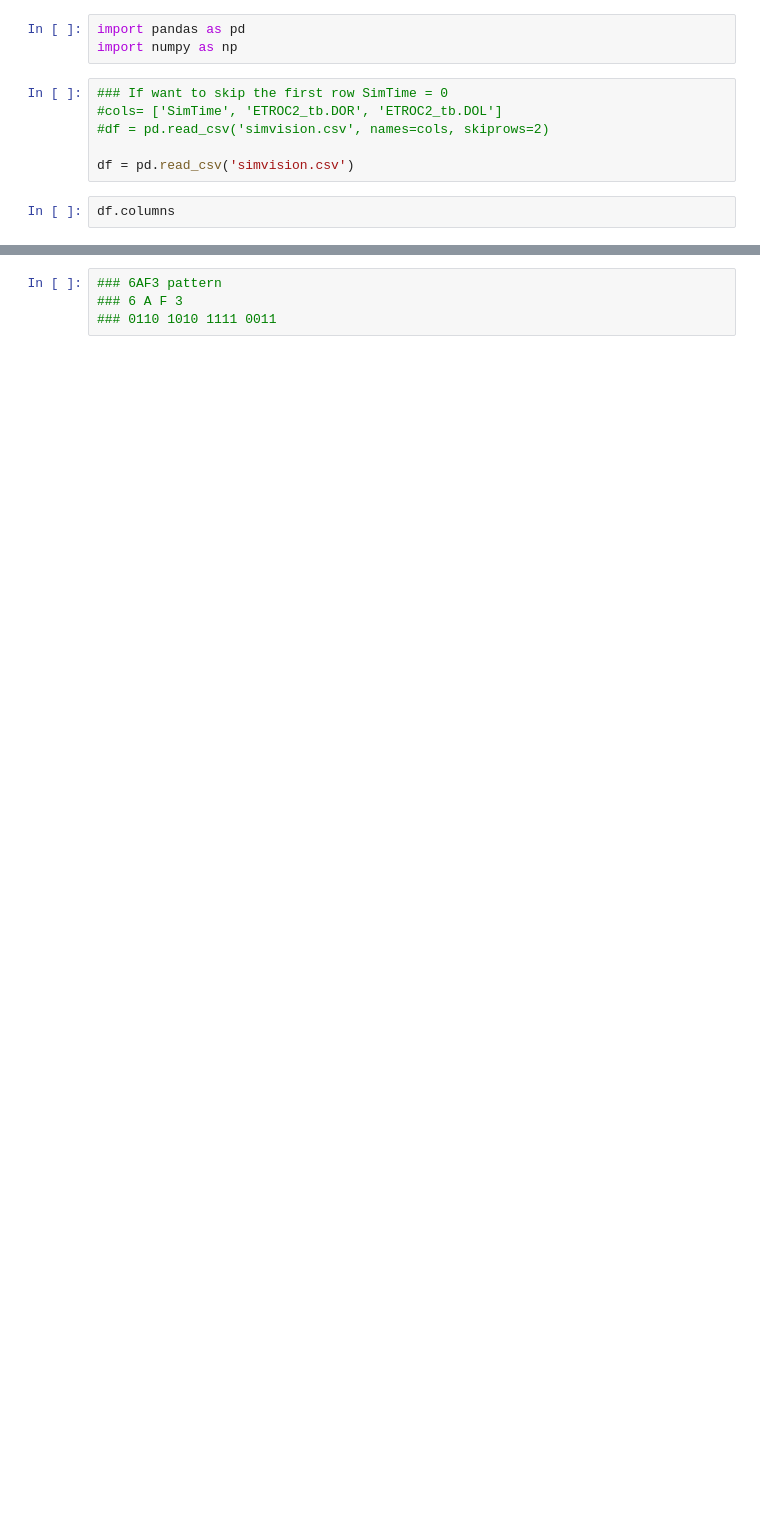
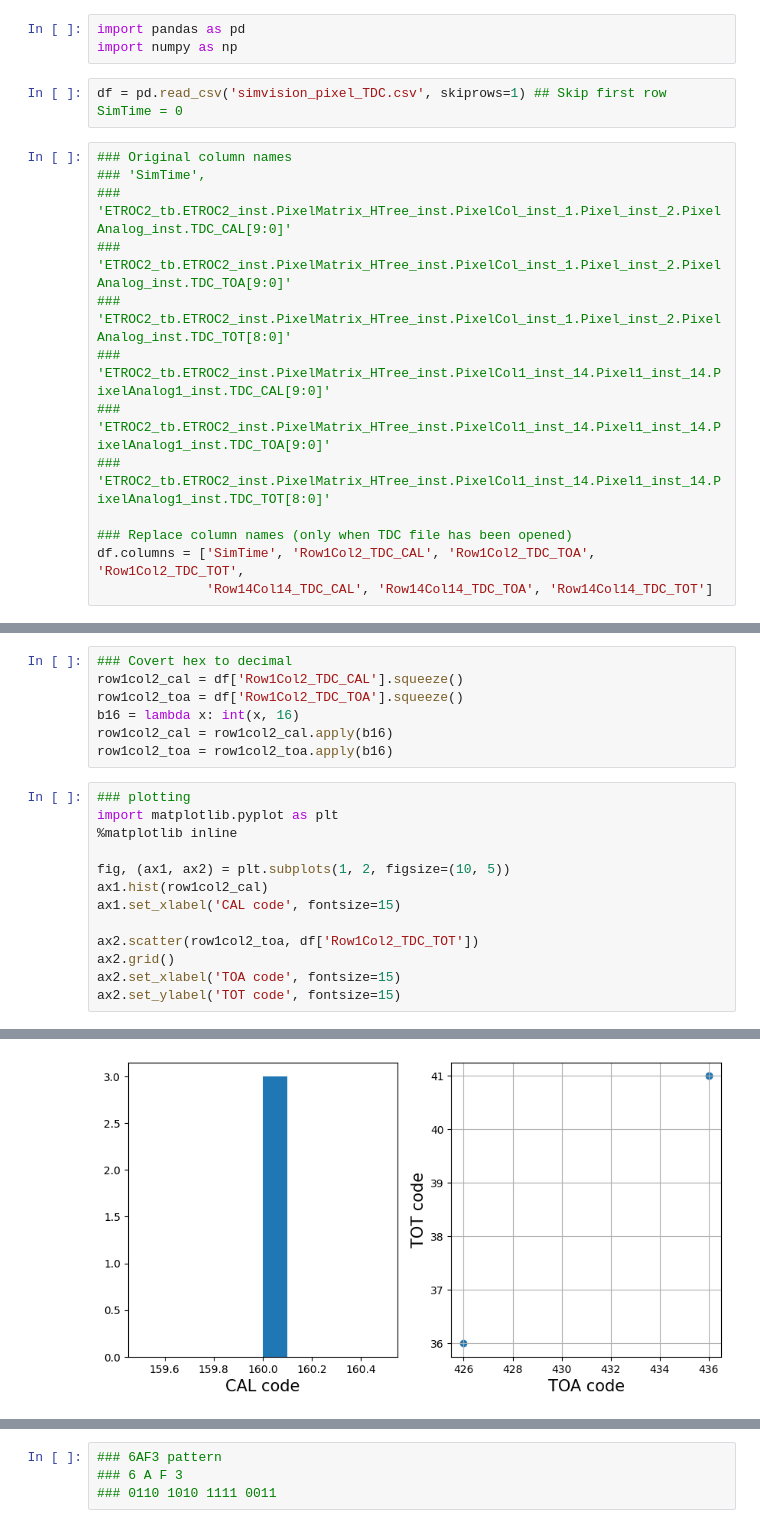
Before and after one commit to Quantumapple/etroc2datavalidation, a Jupyter notebook: DataVerify.ipynb, the cells around one changed output, grey strips where cells are left out. Drawn from its saved outputs; the diff is of its cells as text; blank space fills up the shorter version.

```diff
--- a/DataVerify.ipynb
+++ b/DataVerify.ipynb
@@ -2,10 +2,17 @@
 import pandas as pd
 import numpy as np
 # %%
-### If want to skip the first row SimTime = 0
-#cols= ['SimTime', 'ETROC2_tb.DOR', 'ETROC2_tb.DOL']
-#df = pd.read_csv('simvision.csv', names=cols, skiprows=2)
-
-df = pd.read_csv('simvision.csv')
+df = pd.read_csv('simvision_pixel_TDC.csv', skiprows=1) ## Skip first row SimTime = 0
 # %%
-df.columns
+### Original column names
+### 'SimTime',
+### 'ETROC2_tb.ETROC2_inst.PixelMatrix_HTree_inst.PixelCol_inst_1.Pixel_inst_2.PixelAnalog_inst.TDC_CAL[9:0]'
+### 'ETROC2_tb.ETROC2_inst.PixelMatrix_HTree_inst.PixelCol_inst_1.Pixel_inst_2.PixelAnalog_inst.TDC_TOA[9:0]'
+### 'ETROC2_tb.ETROC2_inst.PixelMatrix_HTree_inst.PixelCol_inst_1.Pixel_inst_2.PixelAnalog_inst.TDC_TOT[8:0]'
+### 'ETROC2_tb.ETROC2_inst.PixelMatrix_HTree_inst.PixelCol1_inst_14.Pixel1_inst_14.PixelAnalog1_inst.TDC_CAL[9:0]'
+### 'ETROC2_tb.ETROC2_inst.PixelMatrix_HTree_inst.PixelCol1_inst_14.Pixel1_inst_14.PixelAnalog1_inst.TDC_TOA[9:0]'
+### 'ETROC2_tb.ETROC2_inst.PixelMatrix_HTree_inst.PixelCol1_inst_14.Pixel1_inst_14.PixelAnalog1_inst.TDC_TOT[8:0]'
+
+### Replace column names (only when TDC file has been opened)
+df.columns = ['SimTime', 'Row1Col2_TDC_CAL', 'Row1Col2_TDC_TOA', 'Row1Col2_TDC_TOT',
+              'Row14Col14_TDC_CAL', 'Row14Col14_TDC_TOA', 'Row14Col14_TDC_TOT']
@@ -13,0 +26,21 @@ Index(['SimTime', 'ETROC2_tb.DOR', 'ETROC2_tb.DOL'], dtype='object')
+# %%
+### Covert hex to decimal
+row1col2_cal = df['Row1Col2_TDC_CAL'].squeeze()
+row1col2_toa = df['Row1Col2_TDC_TOA'].squeeze()
+b16 = lambda x: int(x, 16)
+row1col2_cal = row1col2_cal.apply(b16)
+row1col2_toa = row1col2_toa.apply(b16)
+# %%
+### plotting
+import matplotlib.pyplot as plt
+%matplotlib inline
+
+fig, (ax1, ax2) = plt.subplots(1, 2, figsize=(10, 5))
+ax1.hist(row1col2_cal)
+ax1.set_xlabel('CAL code', fontsize=15)
+
+ax2.scatter(row1col2_toa, df['Row1Col2_TDC_TOT'])
+ax2.grid()
+ax2.set_xlabel('TOA code', fontsize=15)
+ax2.set_ylabel('TOT code', fontsize=15)
+# %% [output]
@@ -13,0 +48 @@ Index(['SimTime', 'ETROC2_tb.DOR', 'ETROC2_tb.DOL'], dtype='object')
+[figure, added]
```
Also changed, not shown: parts of 12 cells of this notebook.
